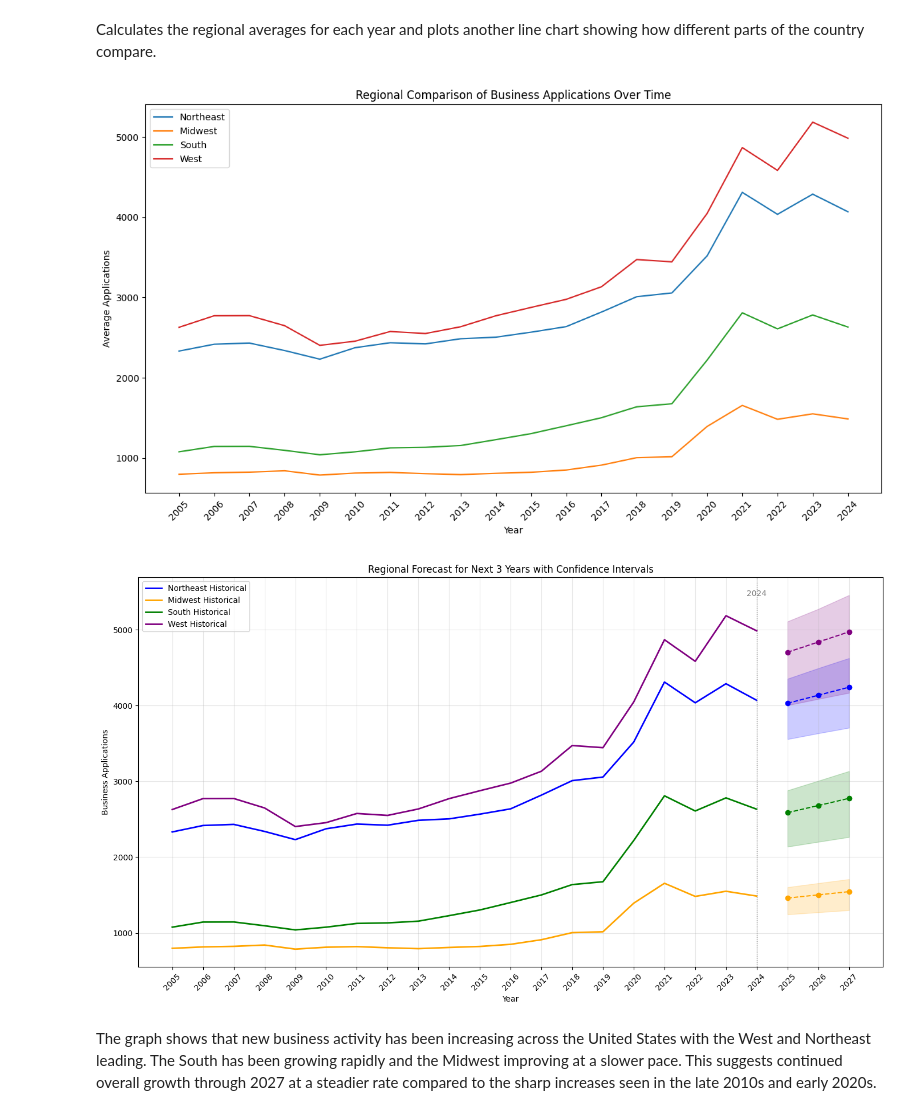
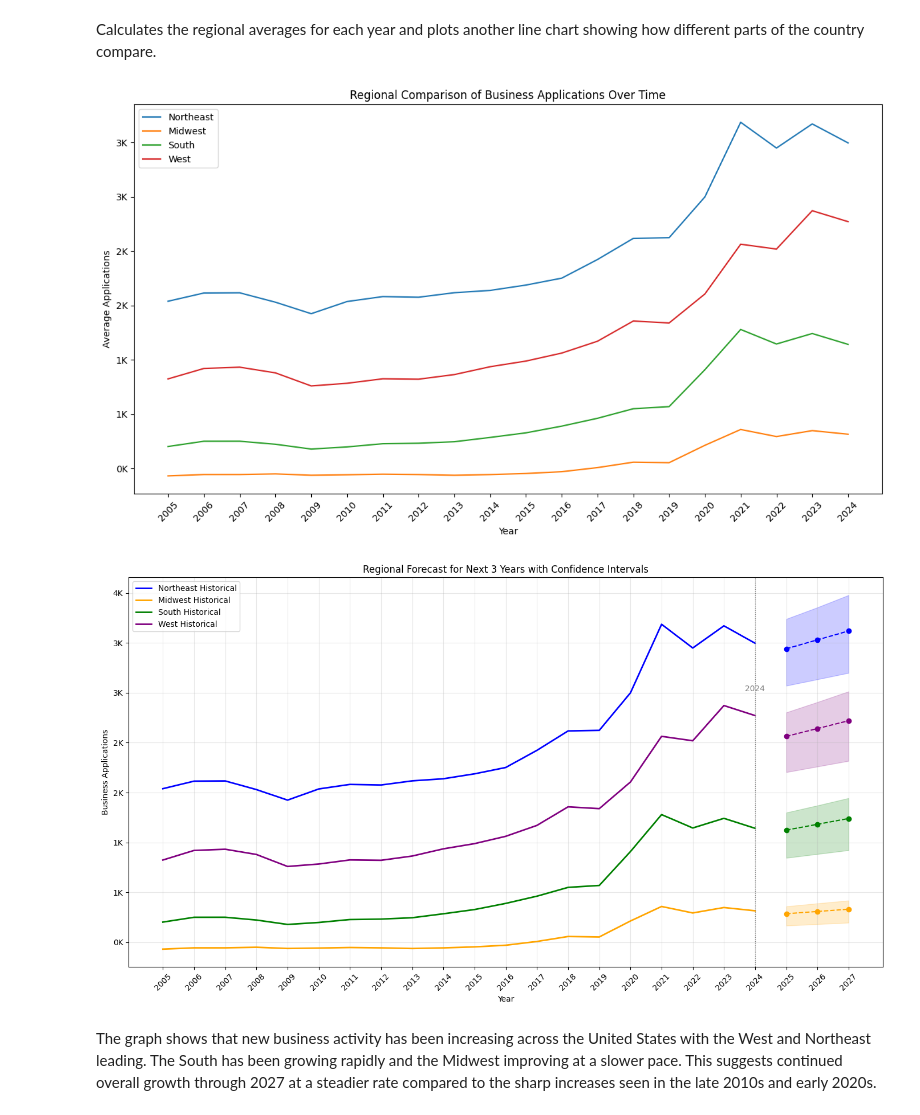
Before and after one commit to C-A-Rodriguez/DSP1, a Jupyter notebook: dsp.ipynb, the cells around one changed output. Drawn from its saved outputs; the diff is of its cells as text; code cells hidden in the pictures.

Commit message:
updated some scaling of graphs

```diff
--- a/dsp.ipynb
+++ b/dsp.ipynb
@@ -75,6 +76,10 @@ state_trends = df1.groupby('State')[year_cols].mean()
 state_trends = state_trends.T
 # %% [markdown]
 The code groups everything by state, taking the average of all counties in that state for each year. Then it flips the table so each column is a state and each row is a year, and plots lines showing the average number of business applications per state over time. This gives a good visual sense of which states are trending up or down.
+# %%
+# Define the formatter
+def thousands_formatter(x, pos):
+    return f'{int(x/1000)}K'
 # %%
 plt.figure(figsize=(14, 8))
 for state in state_trends.columns:
@@ -90,15 +96,40 @@ plt.show()
 # %%
-#mapping of regions
 regions = {
-    'Northeast': ['NY', 'PA', 'MA', 'NJ'],
-    'Midwest': ['IL', 'OH', 'MI', 'WI'],
-    'South': ['TX', 'FL', 'GA', 'NC'],
-    'West': ['CA', 'WA', 'OR', 'NV']
+    'Northeast': [
+        # New England
+        'CT', 'ME', 'MA', 'NH', 'RI', 'VT',
+        # Middle Atlantic
+        'NJ', 'NY', 'PA'
+    ],
+
+    'Midwest': [
+        # East North Central
+        'IL', 'IN', 'MI', 'OH', 'WI',
+        # West North Central
+        'IA', 'KS', 'MN', 'MO', 'NE', 'ND', 'SD'
+    ],
+
+    'South': [
+        # South Atlantic
+        'DE', 'DC', 'FL', 'GA', 'MD', 'NC', 'SC', 'VA', 'WV',
+        # East South Central
+        'AL', 'KY', 'MS', 'TN',
+        # West South Central
+        'AR', 'LA', 'OK', 'TX'
+    ],
+
+    'West': [
+        # Mountain
+        'AZ', 'CO', 'ID', 'MT', 'NV', 'NM', 'UT', 'WY',
+        # Pacific
+        'AK', 'CA', 'HI', 'OR', 'WA'
+    ]
 }
 
 # Compute regional averages
 region_trends = pd.DataFrame(index=year_cols)
 for region, states in regions.items():
+    # Take the mean across all states belonging to that region
     region_trends[region] = df1[df1['State'].isin(states)][year_cols].mean()
 # %% [markdown]
 Calculates the regional averages for each year and plots another line chart showing how different parts of the country compare.
@@ -110,11 +141,12 @@ plt.title('Regional Comparison of Business Applications Over Time')
 plt.xlabel('Year')
 plt.ylabel('Average Applications')
 plt.legend()
+plt.gca().yaxis.set_major_formatter(FuncFormatter(thousands_formatter))
 plt.xticks(rotation=45)
 plt.tight_layout()
 plt.show()
 # %% [output]
-[figure, old version]
+[figure, new version]
 # %%
 future_years = ['2025', '2026', '2027']
 colors = {'Northeast': 'blue', 'Midwest': 'orange', 'South': 'green', 'West': 'purple'}
@@ -137,34 +169,35 @@ for region, states_list in regions.items():
     region_data = df1[df1['State'].isin(states_list)][year_cols].mean()
     X_reg = np.array([int(year) for year in year_cols]).reshape(-1, 1)
     y_reg = region_data.values
 
     model = LinearRegression()
     model.fit(X_reg, y_reg)
 
     X_future = np.array([int(year) for year in future_years]).reshape(-1, 1)
     predictions = model.predict(X_future)
     lower_ci, upper_ci = prediction_interval(model, X_future, X_reg, y_reg)
 
     #plot historical data
     plt.plot(year_cols, y_reg, label=f'{region} Historical', color=colors[region], linewidth=2)
     #forecast
     plt.plot(future_years, predictions, marker='o', color=colors[region], linestyle='--')
     #confidence interval shading
     plt.fill_between(future_years, lower_ci, upper_ci, color=colors[region], alpha=0.2)
 
 plt.axvline(x='2024', color='gray', linestyle=':', linewidth=1)
 plt.text('2024', max(y_reg)*1.05, '2024', color='gray', ha='center')
 
 plt.title('Regional Forecast for Next 3 Years with Confidence Intervals')
 plt.xlabel('Year')
 plt.ylabel('Business Applications')
 plt.xticks(rotation=45)
 plt.legend()
+plt.gca().yaxis.set_major_formatter(FuncFormatter(thousands_formatter))
 plt.grid(alpha=0.3)
 plt.tight_layout()
 plt.show()
 # %% [output]
-[figure, old version]
+[figure, new version]
 # %% [markdown]
 The graph shows that new business activity has been increasing across the United States with the West and Northeast leading. The South has been growing rapidly and the Midwest improving at a slower pace. This suggests continued overall growth through 2027 at a steadier rate compared to the sharp increases seen in the late 2010s and early 2020s.
 # %% [markdown]
```
Also changed, not shown: parts of 3 cells of this notebook.
